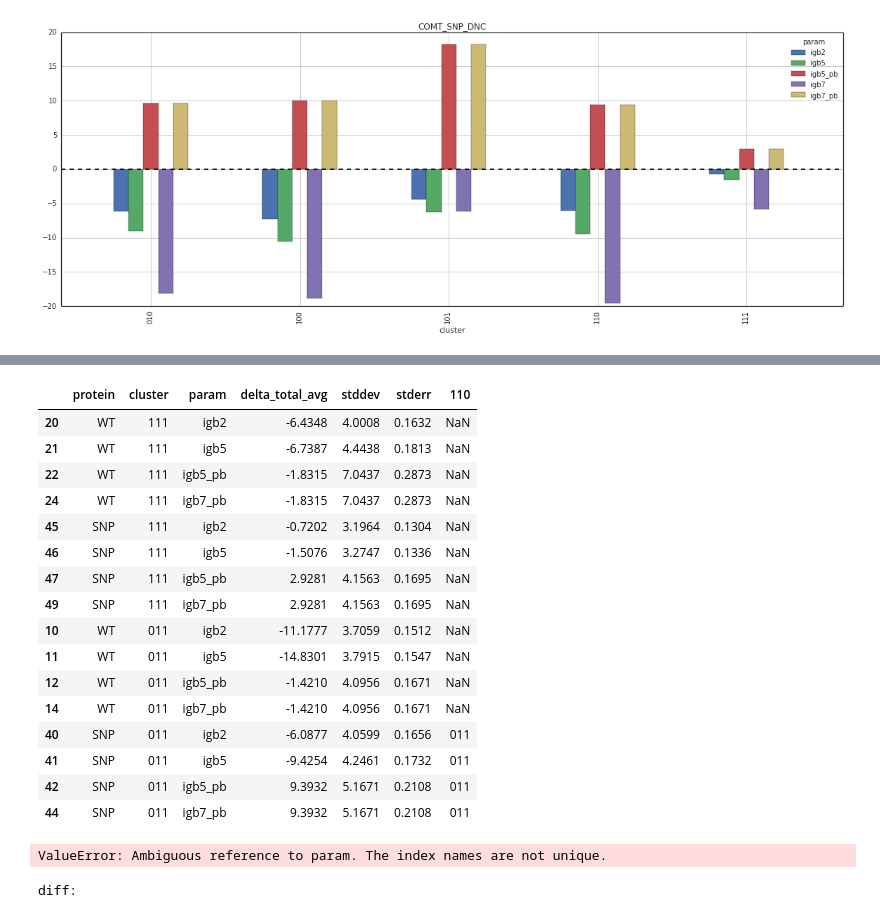
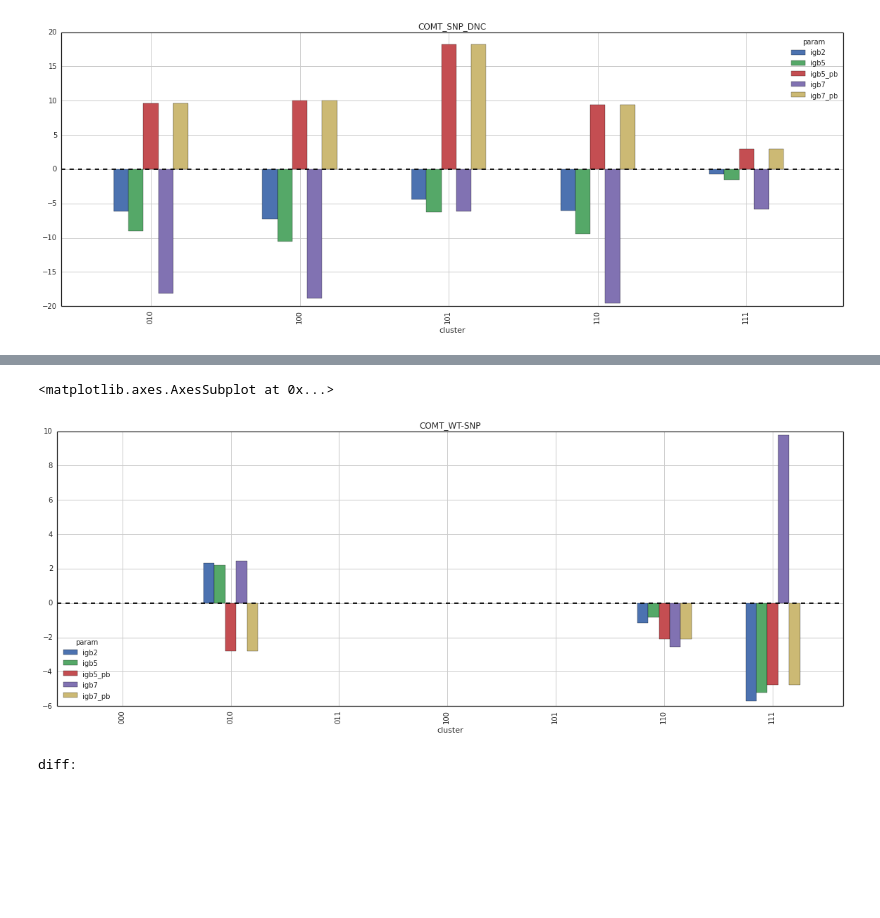
Before and after one commit to SBRG/GEMPro, a Jupyter notebook: GEMPro_sim/4_MMPBSA.ipynb, the cells around one changed output, grey strips where cells are left out. Drawn from its saved outputs; the diff is of its cells as text; code cells hidden in the pictures; blank space fills up the shorter version.

```diff
--- a/GEMPro_sim/4_MMPBSA.ipynb
+++ b/GEMPro_sim/4_MMPBSA.ipynb
@@ -523,29 +488,9 @@ for i, r in test.iterrows():
-# %%
-test
-# %% [output]
-|  | protein | cluster | param | delta_total_avg | stddev | stderr | 110 |
-| 20 | WT | 111 | igb2 | -6.4348 | 4.0008 | 0.1632 | NaN |
-| 21 | WT | 111 | igb5 | -6.7387 | 4.4438 | 0.1813 | NaN |
-| 22 | WT | 111 | igb5_pb | -1.8315 | 7.0437 | 0.2873 | NaN |
-| 24 | WT | 111 | igb7_pb | -1.8315 | 7.0437 | 0.2873 | NaN |
-| 45 | SNP | 111 | igb2 | -0.7202 | 3.1964 | 0.1304 | NaN |
-| 46 | SNP | 111 | igb5 | -1.5076 | 3.2747 | 0.1336 | NaN |
-| 47 | SNP | 111 | igb5_pb | 2.9281 | 4.1563 | 0.1695 | NaN |
-| 49 | SNP | 111 | igb7_pb | 2.9281 | 4.1563 | 0.1695 | NaN |
-| 10 | WT | 011 | igb2 | -11.1777 | 3.7059 | 0.1512 | NaN |
-| 11 | WT | 011 | igb5 | -14.8301 | 3.7915 | 0.1547 | NaN |
-| 12 | WT | 011 | igb5_pb | -1.4210 | 4.0956 | 0.1671 | NaN |
-| 14 | WT | 011 | igb7_pb | -1.4210 | 4.0956 | 0.1671 | NaN |
-| 40 | SNP | 011 | igb2 | -6.0877 | 4.0599 | 0.1656 | 011 |
-| 41 | SNP | 011 | igb5 | -9.4254 | 4.2461 | 0.1732 | 011 |
-| 42 | SNP | 011 | igb5_pb | 9.3932 | 5.1671 | 0.2108 | 011 |
-| 44 | SNP | 011 | igb7_pb | 9.3932 | 5.1671 | 0.2108 | 011 |
 # %%
-
-wt_mmpbsa_pivot = test.pivot(index='param', columns='param', values='delta_total_avg')
-wt_mmpbsa_pivot.plot(kind='bar', figsize=(20,7), title='COMT_WT_DNC')
+subt = wt_mmpbsa_pivot-snp_mmpbsa_pivot
+subt.plot(kind='bar', figsize=(20,7), title='COMT_WT-SNP')
 # %% [output]
-ValueError: Ambiguous reference to param. The index names are not unique.
+<matplotlib.axes.AxesSubplot at 0x...>
+[figure, added]
 # %%
 #todo: subtract snp from wt in the above plots
 # todo: add error bars (also how does it change when subtracting?)
```
Also changed, not shown: parts of 7 cells of this notebook, 1 other file.
